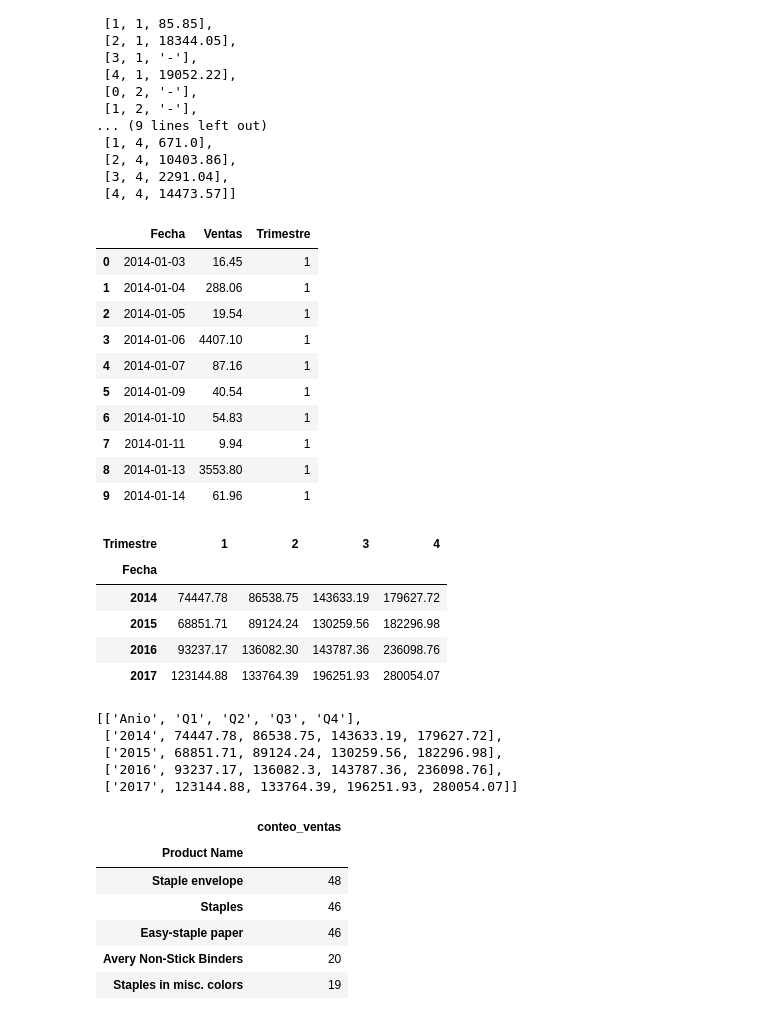
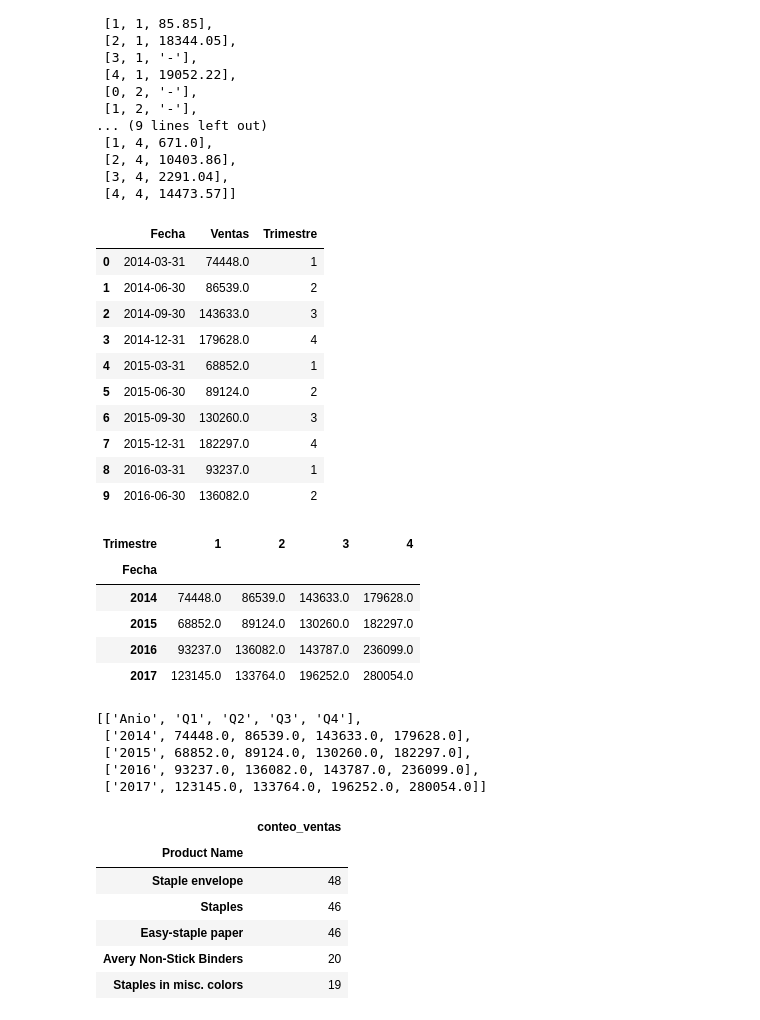
Before and after one commit to cistelsa/Analyst-business-intelligent, a Jupyter notebook: dataframe.ipynb, the cells around one changed output. Drawn from its saved outputs; the diff is of its cells as text; code cells hidden in the pictures.

```diff
--- a/dataframe.ipynb
+++ b/dataframe.ipynb
@@ -223,35 +222,35 @@ data
 # %%
 def bar_Q(df_bar_q):
     df_bar_q['Fecha'] = pd.to_datetime(df_bar_q['Order Date'], format='%d/%m/%Y')
-    df_bar_q = df_bar_q.groupby(['Fecha']).agg(Ventas=('Sales', 'sum')).reset_index()
-    df_bar_q['Ventas'] = df_bar_q['Ventas'].round(2)
+    df_bar_q = df_bar_q.groupby(pd.Grouper(key='Fecha', freq='Q')).agg(Ventas=('Sales', 'sum')).reset_index()
+    df_bar_q['Ventas'] = df_bar_q['Ventas'].round(0)
     df_bar_q['Trimestre'] = df_bar_q['Fecha'].dt.quarter
     return df_bar_q
 
 df_q = bar_Q(df_superstore_clean.copy())
 df_q.head(10)
 # %% [output]
 |  | Fecha | Ventas | Trimestre |
-| 0 | 2014-01-03 | 16.45 | 1 |
-| 1 | 2014-01-04 | 288.06 | 1 |
-| 2 | 2014-01-05 | 19.54 | 1 |
-| 3 | 2014-01-06 | 4407.10 | 1 |
-| 4 | 2014-01-07 | 87.16 | 1 |
-| 5 | 2014-01-09 | 40.54 | 1 |
-| 6 | 2014-01-10 | 54.83 | 1 |
-| 7 | 2014-01-11 | 9.94 | 1 |
-| 8 | 2014-01-13 | 3553.80 | 1 |
-| 9 | 2014-01-14 | 61.96 | 1 |
+| 0 | 2014-03-31 | 74448.0 | 1 |
+| 1 | 2014-06-30 | 86539.0 | 2 |
+| 2 | 2014-09-30 | 143633.0 | 3 |
+| 3 | 2014-12-31 | 179628.0 | 4 |
+| 4 | 2015-03-31 | 68852.0 | 1 |
+| 5 | 2015-06-30 | 89124.0 | 2 |
+| 6 | 2015-09-30 | 130260.0 | 3 |
+| 7 | 2015-12-31 | 182297.0 | 4 |
+| 8 | 2016-03-31 | 93237.0 | 1 |
+| 9 | 2016-06-30 | 136082.0 | 2 |
 # %%
 pivot_table = pd.pivot_table(df_q, values='Ventas', index=df_q['Fecha'].dt.year, columns='Trimestre', aggfunc='sum')
 pivot_table
 # %% [output]
 | Trimestre | 1 | 2 | 3 | 4 |
 | Fecha |  |  |  |  |
-| 2014 | 74447.78 | 86538.75 | 143633.19 | 179627.72 |
-| 2015 | 68851.71 | 89124.24 | 130259.56 | 182296.98 |
-| 2016 | 93237.17 | 136082.30 | 143787.36 | 236098.76 |
-| 2017 | 123144.88 | 133764.39 | 196251.93 | 280054.07 |
+| 2014 | 74448.0 | 86539.0 | 143633.0 | 179628.0 |
+| 2015 | 68852.0 | 89124.0 | 130260.0 | 182297.0 |
+| 2016 | 93237.0 | 136082.0 | 143787.0 | 236099.0 |
+| 2017 | 123145.0 | 133764.0 | 196252.0 | 280054.0 |
 # %%
 matriz_q = [['Anio', 'Q1', 'Q2', 'Q3', 'Q4']]
 for index, row in pivot_table.iterrows():
@@ -262,10 +261,10 @@ for index, row in pivot_table.iterrows():
 matriz_q
 # %% [output]
 [['Anio', 'Q1', 'Q2', 'Q3', 'Q4'],
- ['2014', 74447.78, 86538.75, 143633.19, 179627.72],
- ['2015', 68851.71, 89124.24, 130259.56, 182296.98],
- ['2016', 93237.17, 136082.3, 143787.36, 236098.76],
- ['2017', 123144.88, 133764.39, 196251.93, 280054.07]]
+ ['2014', 74448.0, 86539.0, 143633.0, 179628.0],
+ ['2015', 68852.0, 89124.0, 130260.0, 182297.0],
+ ['2016', 93237.0, 136082.0, 143787.0, 236099.0],
+ ['2017', 123145.0, 133764.0, 196252.0, 280054.0]]
 # %%
 def top_3(df_top_3):
     df_top_3 = df_top_3.groupby(['Product Name']).agg(conteo_ventas=('Sales', 'count'))
```
Also changed, not shown: parts of 1 cell of this notebook.
